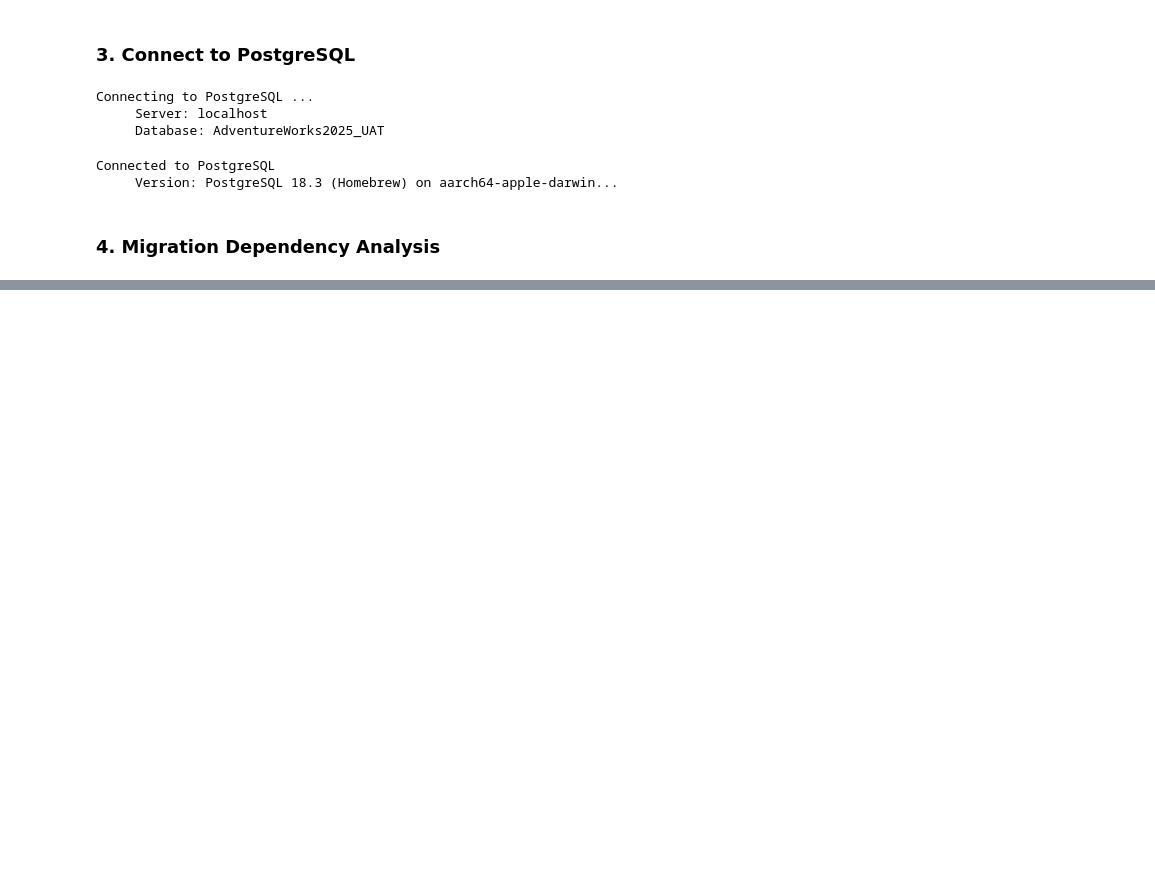
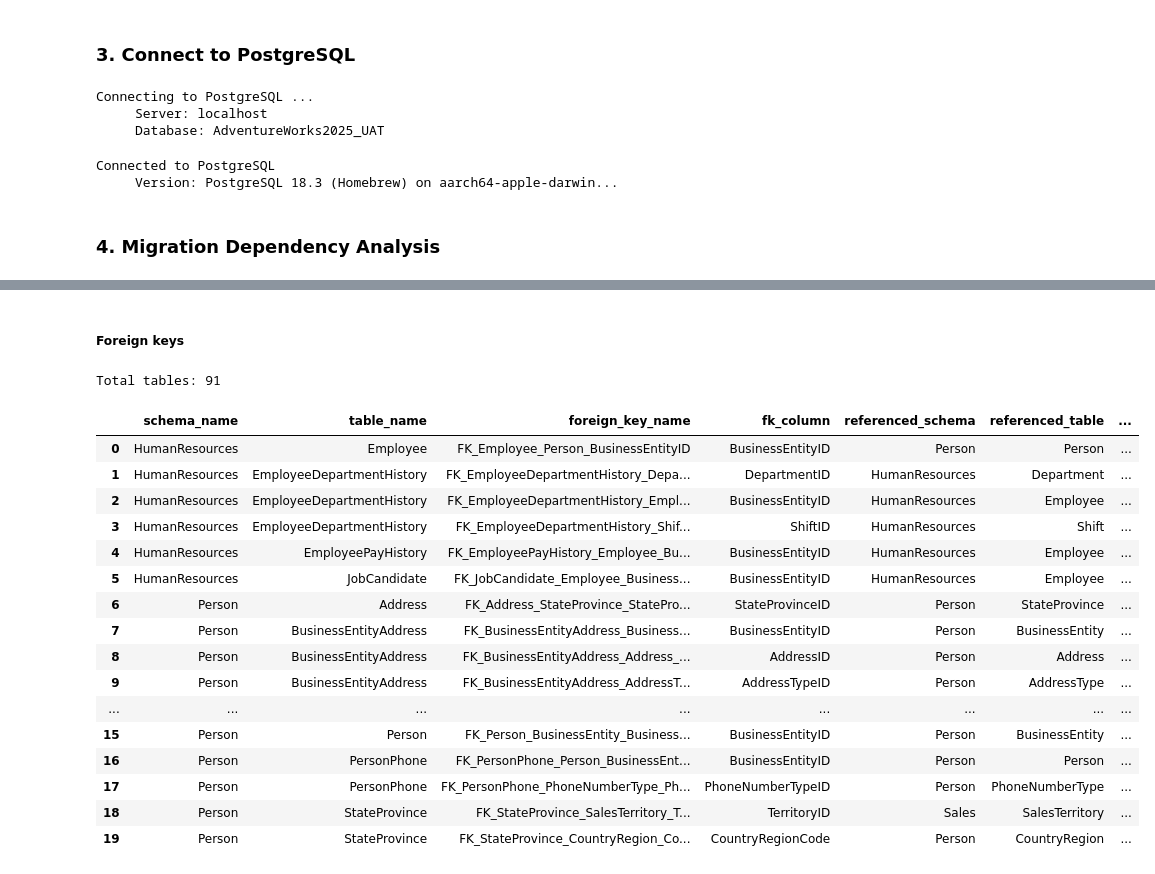
Before and after one commit to liamletran/database-migration-pipeline, a Jupyter notebook: run-migration-uat.ipynb, the cells around one changed output, grey strips where cells are left out. Saved outputs shown, nothing was run; the diff lists cells and outputs as text; code cells hidden in the pictures; blank space fills up the shorter version.

```diff
--- a/run-migration-uat.ipynb
+++ b/run-migration-uat.ipynb
@@ -110,0 +153,57 @@ Connected to PostgreSQL
+# %% [markdown]
+##### Foreign keys
+# %%
+try:
+    query = """
+    SELECT
+        s.name AS schema_name,
+        t.name AS table_name,
+        fk.name AS foreign_key_name,
+        c.name AS fk_column,
+        rs.name AS referenced_schema,
+        rt.name AS referenced_table,
+        rc.name AS referenced_column
+    FROM sys.foreign_keys fk
+    JOIN sys.tables t
+        ON fk.parent_object_id = t.object_id
+    JOIN sys.schemas s
+        ON t.schema_id = s.schema_id
+    JOIN sys.foreign_key_columns fkc
+        ON fk.object_id = fkc.constraint_object_id
+    JOIN sys.columns c
+        ON fkc.parent_object_id = c.object_id
+        AND fkc.parent_column_id = c.column_id
+    JOIN sys.tables rt
+        ON fk.referenced_object_id = rt.object_id
+    JOIN sys.schemas rs
+        ON rt.schema_id = rs.schema_id
+    JOIN sys.columns rc
+        ON fkc.referenced_object_id = rc.object_id
+        AND fkc.referenced_column_id = rc.column_id
+    ORDER BY s.name, t.name;
+    """
+
+    df_fk = pd.read_sql(query, sql_connection_engine)
+    print(f"Total tables: {len(df_fk)}")
+    display(df_fk.head(20))
+except Exception as e:
+    print(f"Query failed: {e}")
+# %% [output]
+Total tables: 91
+|  | schema_name | table_name | foreign_key_name | fk_column | referenced_schema | referenced_table | ... |
+| 0 | HumanResources | Employee | FK_Employee_Person_BusinessEntityID | BusinessEntityID | Person | Person | ... |
+| 1 | HumanResources | EmployeeDepartmentHistory | FK_EmployeeDepartmentHistory_Depa... | DepartmentID | HumanResources | Department | ... |
+| 2 | HumanResources | EmployeeDepartmentHistory | FK_EmployeeDepartmentHistory_Empl... | BusinessEntityID | HumanResources | Employee | ... |
+| 3 | HumanResources | EmployeeDepartmentHistory | FK_EmployeeDepartmentHistory_Shif... | ShiftID | HumanResources | Shift | ... |
+| 4 | HumanResources | EmployeePayHistory | FK_EmployeePayHistory_Employee_Bu... | BusinessEntityID | HumanResources | Employee | ... |
+| 5 | HumanResources | JobCandidate | FK_JobCandidate_Employee_Business... | BusinessEntityID | HumanResources | Employee | ... |
+| 6 | Person | Address | FK_Address_StateProvince_StatePro... | StateProvinceID | Person | StateProvince | ... |
+| 7 | Person | BusinessEntityAddress | FK_BusinessEntityAddress_Business... | BusinessEntityID | Person | BusinessEntity | ... |
+| 8 | Person | BusinessEntityAddress | FK_BusinessEntityAddress_Address_... | AddressID | Person | Address | ... |
+| 9 | Person | BusinessEntityAddress | FK_BusinessEntityAddress_AddressT... | AddressTypeID | Person | AddressType | ... |
+| ... | ... | ... | ... | ... | ... | ... | ... |
+| 15 | Person | Person | FK_Person_BusinessEntity_Business... | BusinessEntityID | Person | BusinessEntity | ... |
+| 16 | Person | PersonPhone | FK_PersonPhone_Person_BusinessEnt... | BusinessEntityID | Person | Person | ... |
+| 17 | Person | PersonPhone | FK_PersonPhone_PhoneNumberType_Ph... | PhoneNumberTypeID | Person | PhoneNumberType | ... |
+| 18 | Person | StateProvince | FK_StateProvince_SalesTerritory_T... | TerritoryID | Sales | SalesTerritory | ... |
+| 19 | Person | StateProvince | FK_StateProvince_CountryRegion_Co... | CountryRegionCode | Person | CountryRegion | ... |
```
Also changed, not shown: parts of 7 cells of this notebook.
